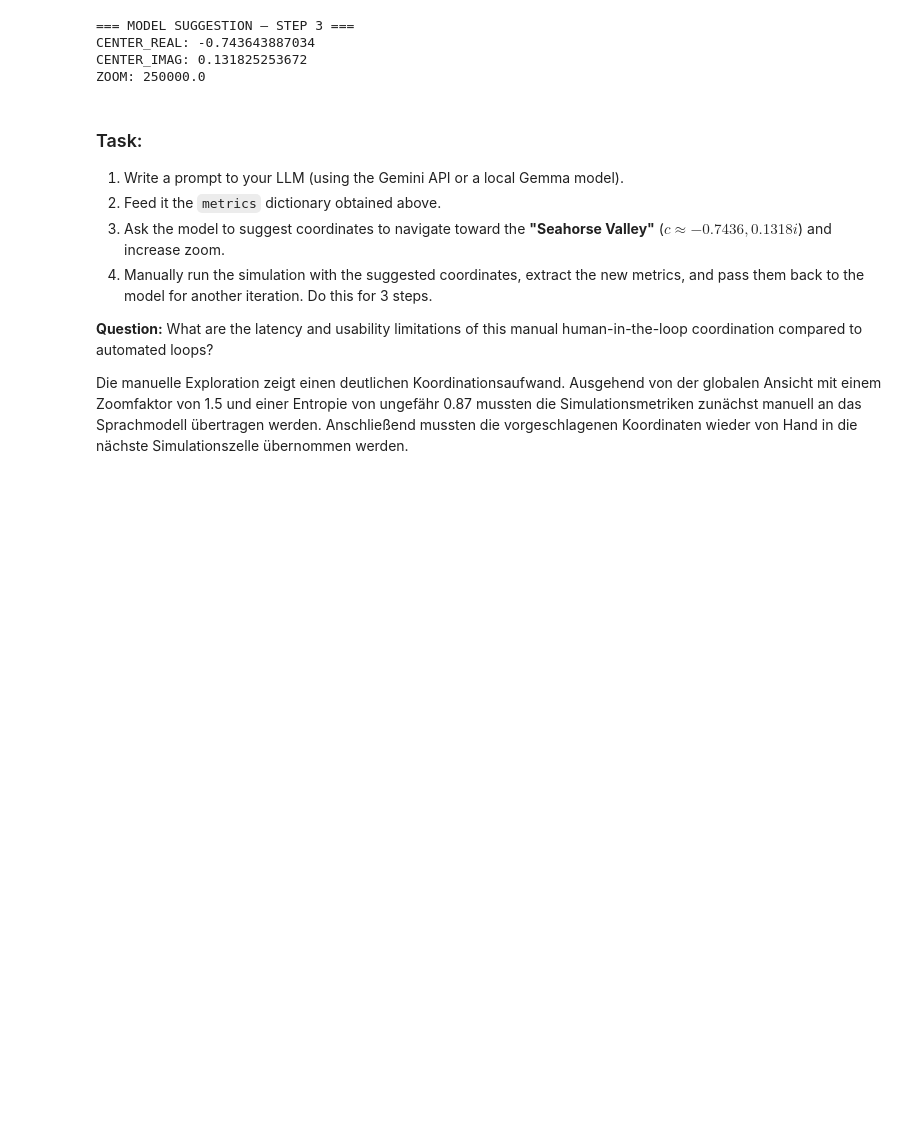
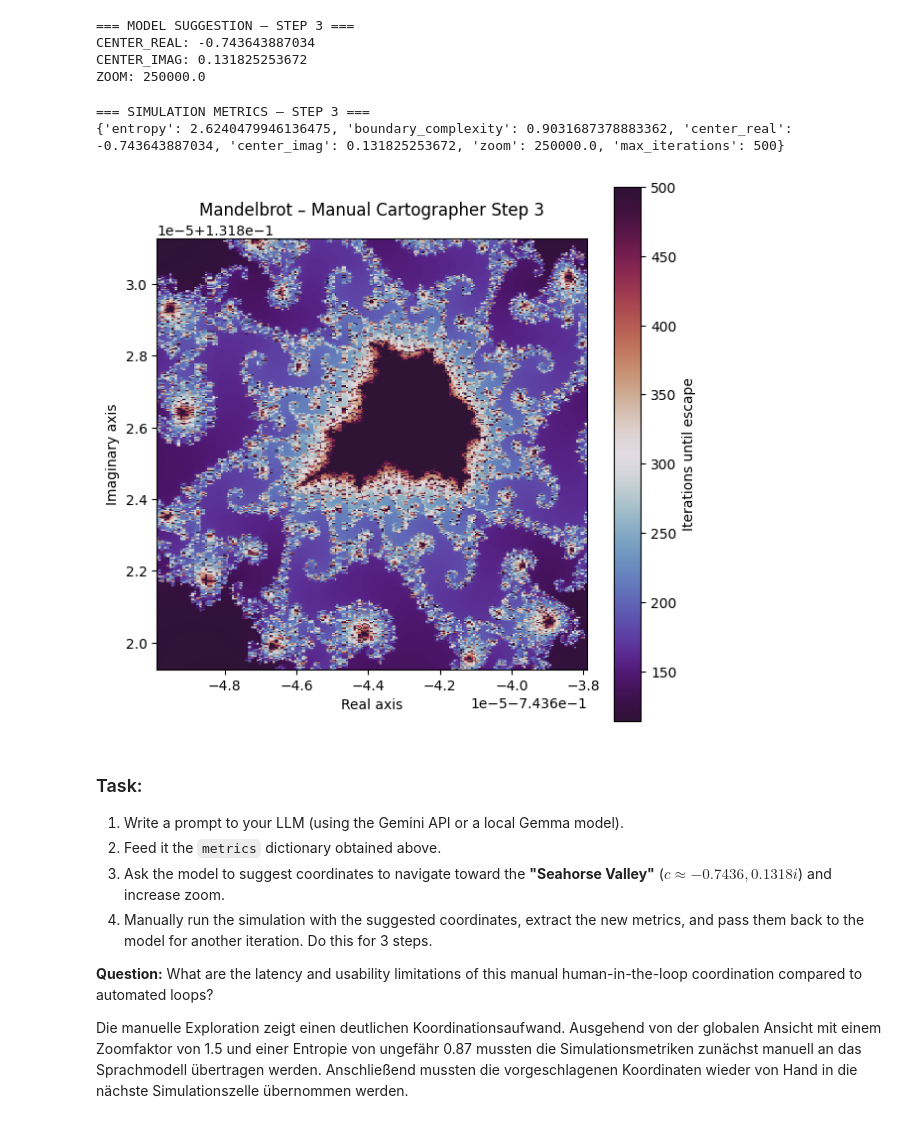
Before and after one commit to Nilshd12/genesis-oracle, a Jupyter notebook: Notebooks/ams-ps09-en.ipynb, the cells around one changed output. Cells and saved outputs as stored; diff of their text form; code cells hidden in the pictures; blank space fills up the shorter version.

```diff
--- a/Notebooks/ams-ps09-en.ipynb
+++ b/Notebooks/ams-ps09-en.ipynb
@@ -312,6 +312,45 @@ print(response_step_3.text)
 CENTER_REAL: -0.743643887034
 CENTER_IMAG: 0.131825253672
 ZOOM: 250000.0
+# %%
+# Manual simulation step 3 using the coordinates suggested by Gemini
+
+step_3_center_real = -0.743643887034
+step_3_center_imag = 0.131825253672
+step_3_zoom = 250000.0
+
+counts_step_3, metrics_step_3 = run_simulation(
+    center_real=step_3_center_real,
+    center_imag=step_3_center_imag,
+    zoom=step_3_zoom,
+    resolution=400,
+    max_iterations=500,
+)
+
+print("=== SIMULATION METRICS – STEP 3 ===")
+print(metrics_step_3)
+
+real_min = step_3_center_real - 1.5 / step_3_zoom
+real_max = step_3_center_real + 1.5 / step_3_zoom
+imag_min = step_3_center_imag - 1.5 / step_3_zoom
+imag_max = step_3_center_imag + 1.5 / step_3_zoom
+
+plt.figure(figsize=(7, 7))
+plt.imshow(
+    counts_step_3,
+    cmap="twilight_shifted",
+    extent=[real_min, real_max, imag_min, imag_max],
+    origin="lower",
+)
+plt.colorbar(label="Iterations until escape")
+plt.xlabel("Real axis")
+plt.ylabel("Imaginary axis")
+plt.title("Mandelbrot – Manual Cartographer Step 3")
+plt.show()
+# %% [output]
+=== SIMULATION METRICS – STEP 3 ===
+{'entropy': 2.6240479946136475, 'boundary_complexity': 0.9031687378883362, 'center_real': -0.743643887034, 'center_imag': 0.131825253672, 'zoom': 250000.0, 'max_iterations': 500}
+[figure, added]
 # %% [markdown]
 ### Task:
 1. Write a prompt to your LLM (using the Gemini API or a local Gemma model).
```
Also changed, not shown: parts of 3 cells of this notebook.
